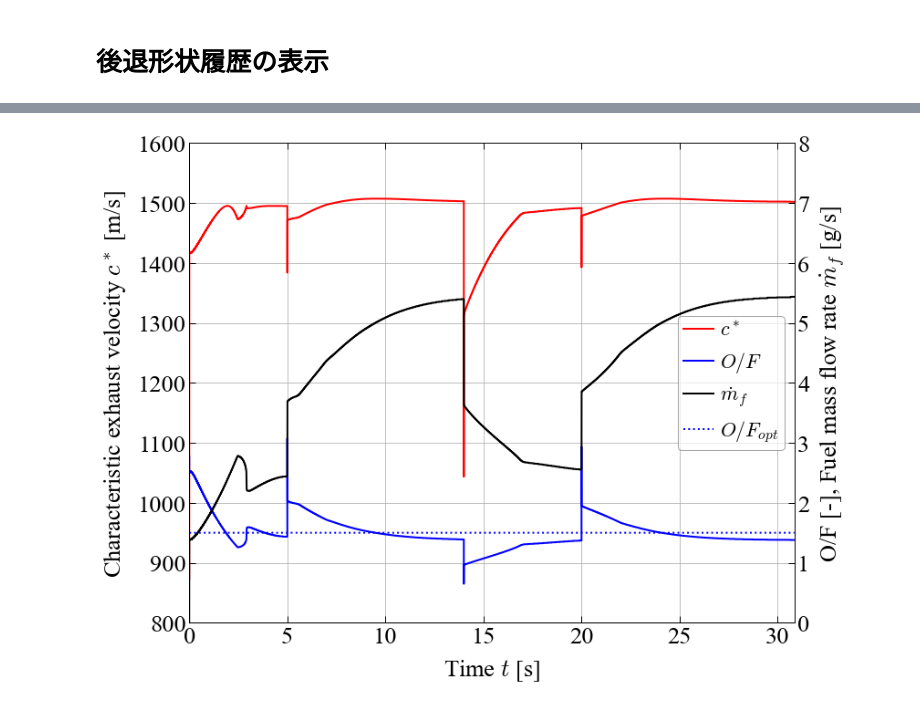
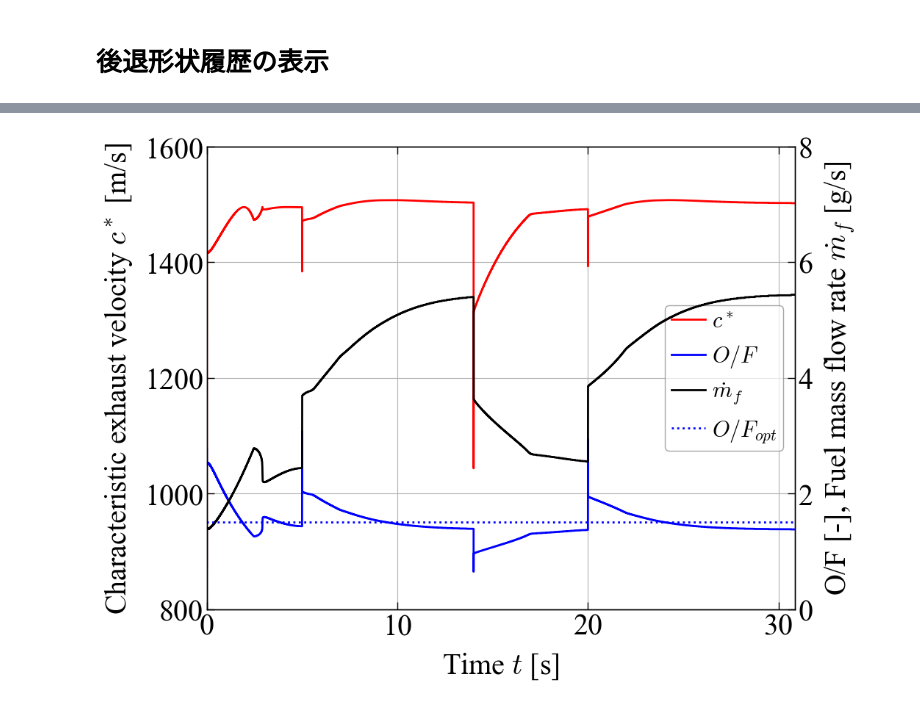
Before and after one commit to Blue-Swallow/ResponseTimeModel, a Jupyter notebook: FigPlot.ipynb, the cells around one changed output, grey strips where cells are left out. Drawn from its saved outputs; the diff is of its cells as text; code cells hidden in the pictures.

```diff
--- a/FigPlot.ipynb
+++ b/FigPlot.ipynb
@@ -94,21 +101,21 @@ fig_shape.savefig("r_history.png", dpi=300)
 # %%
-fig_cstr = plt.figure(figsize=(12,9))
+fig_cstr = plt.figure(figsize=(10,9))
 ax_cstr = fig_cstr.add_subplot(111)
 ax2_cstr = ax_cstr.twinx()
 ax_cstr.plot(inst_sim.df["t"], inst_sim.df["cstr"], ls="-", c="r", label="$c^*$")
 ax_cstr.set_ylim(800, 1600)
 ax_cstr.set_xlabel("Time $t$ [s]")
 ax_cstr.set_ylabel("Characteristic exhaust velocity $c^*$ [m/s]")
 ax2_cstr.plot(inst_sim.df["t"], inst_sim.df["of"], ls="-", c="b", label="$O/F$")
 ax2_cstr.plot(inst_sim.df["t"], inst_sim.df["mf"]*1e+3, ls="-", c="k", label="$\dot m_f$")
 ax2_cstr.plot(inst_sim.df["t"], np.array([1.5 for i in inst_sim.df["t"]]), ls=":", c="b", label="$O/F_{opt}$")
 ax2_cstr.set_ylabel("O/F [-], Fuel mass flow rate $\dot m_f$ [g/s]")
 ax2_cstr.set_ylim(0.0, 8)
 hl_cstr1, lalbel_cstr1 = ax_cstr.get_legend_handles_labels()
 hl_cstr2, lalbel_cstr2 = ax2_cstr.get_legend_handles_labels()
 ax_cstr.legend(hl_cstr1+hl_cstr2, lalbel_cstr1+lalbel_cstr2, loc="center right", fontsize=22)
 ax_cstr.grid()
 fig_cstr.savefig("cstr_history.png", dpi=300)
 # %% [output]
-[figure, old version]
+[figure, new version]
 # %% [markdown]
```
Also changed, not shown: parts of 21 cells of this notebook, 2 other files.
